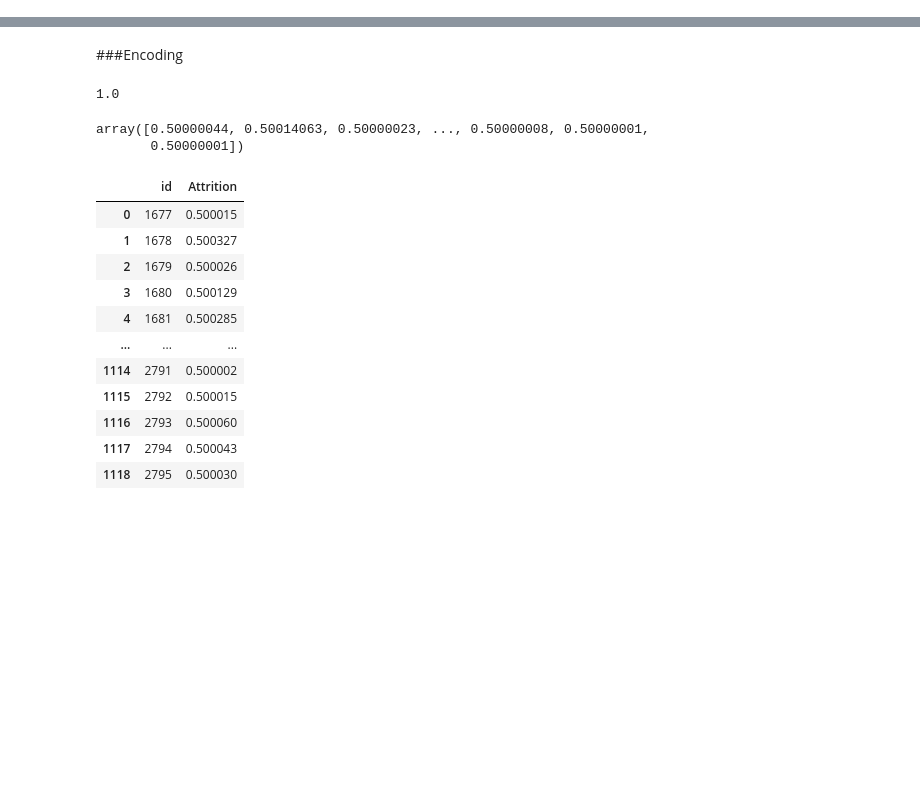
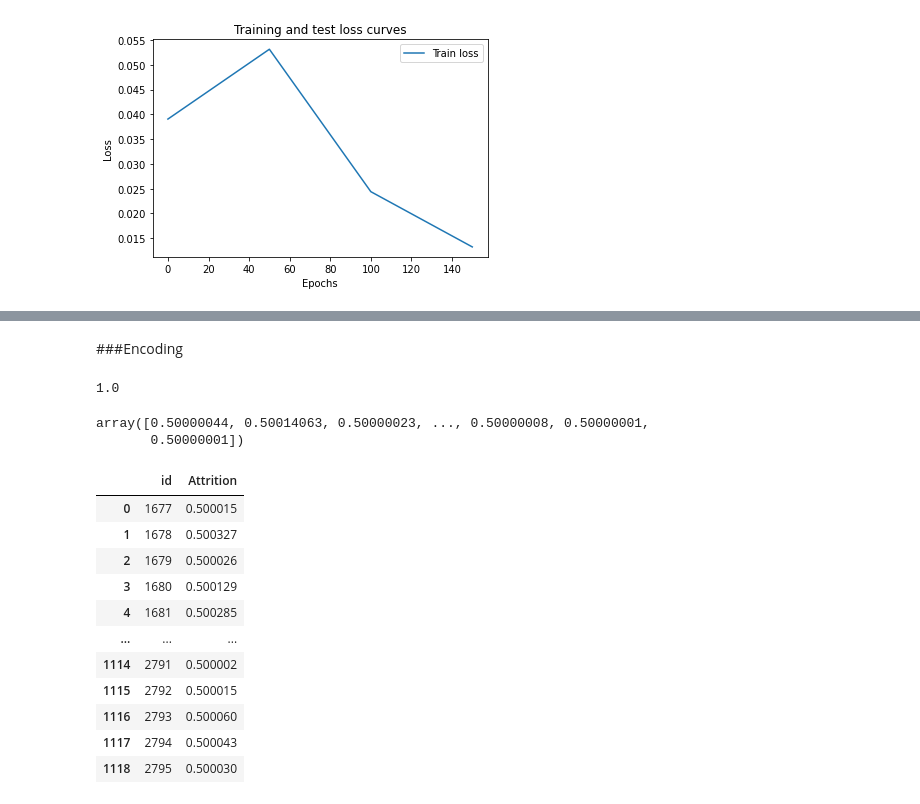
Before and after one commit to kashyap333/Playground_Series_Season_3-_Episode_3, a Jupyter notebook: Playground_Series_Season_3,_Episode_3.ipynb, the cells around one changed output, grey strips where cells are left out. Drawn from its saved outputs; the diff is of its cells as text; code cells hidden in the pictures; blank space fills up the shorter version.

```diff
--- a/Playground_Series_Season_3,_Episode_3.ipynb
+++ b/Playground_Series_Season_3,_Episode_3.ipynb
@@ -54,0 +93,2 @@ y_train = preprocessing(test)
+# %%
+X_dataloader = DataLoader(X, batch_size=32, shuffle=True)
@@ -54,0 +148,35 @@ y_train = preprocessing(test)
+# %%
+loss_fn = nn.SmoothL1Loss()
+optimizer = torch.optim.SGD(model.parameters(), lr=0.001, momentum=0.9)
+# %%
+torch.manual_seed(42)
+
+loss_value = []
+epoch_no = []
+epochs = 150
+
+
+
+for epoch in range(epochs+1):
+  model.train()
+  for x_train, y_train in X_dataloader:
+
+    x_train = x_train.to(device)
+    y_train = y_train.to(device)
+
+    y_pred = model(x_train)
+
+    loss = loss_fn(y_pred, y_train.unsqueeze(1))
+
+    optimizer.zero_grad()
+
+    loss.backward()
+
+    optimizer.step()
+
+
+
+  if epoch % 50 == 0:
+    print(f'Epoch: {epoch} | Loss: {loss}')
+    loss_value.append(loss.detach().cpu().numpy())
+    epoch_no.append(epoch)
@@ -54,0 +188,9 @@ y_train = preprocessing(test)
+# %%
+plt.plot(epoch_no, loss_value, label="Train loss")
+#plt.plot(epoch_no, loss_value, label="Test loss")
+plt.title("Training and test loss curves")
+plt.ylabel("Loss")
+plt.xlabel("Epochs")
+plt.legend();
+# %% [output]
+[figure, added]
```
Also changed, not shown: parts of 20 cells of this notebook.
